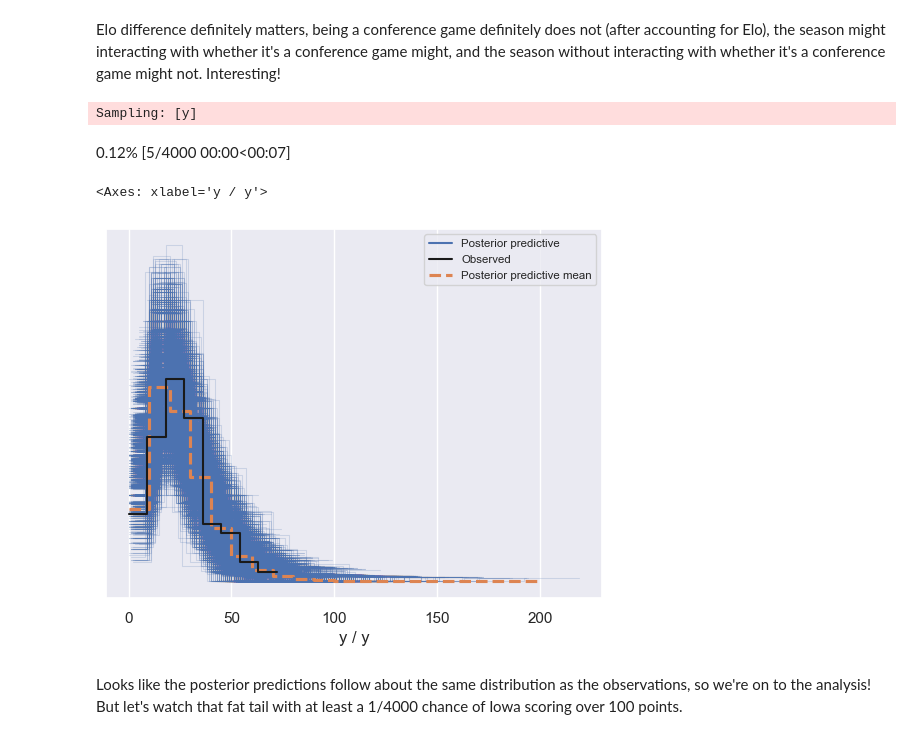
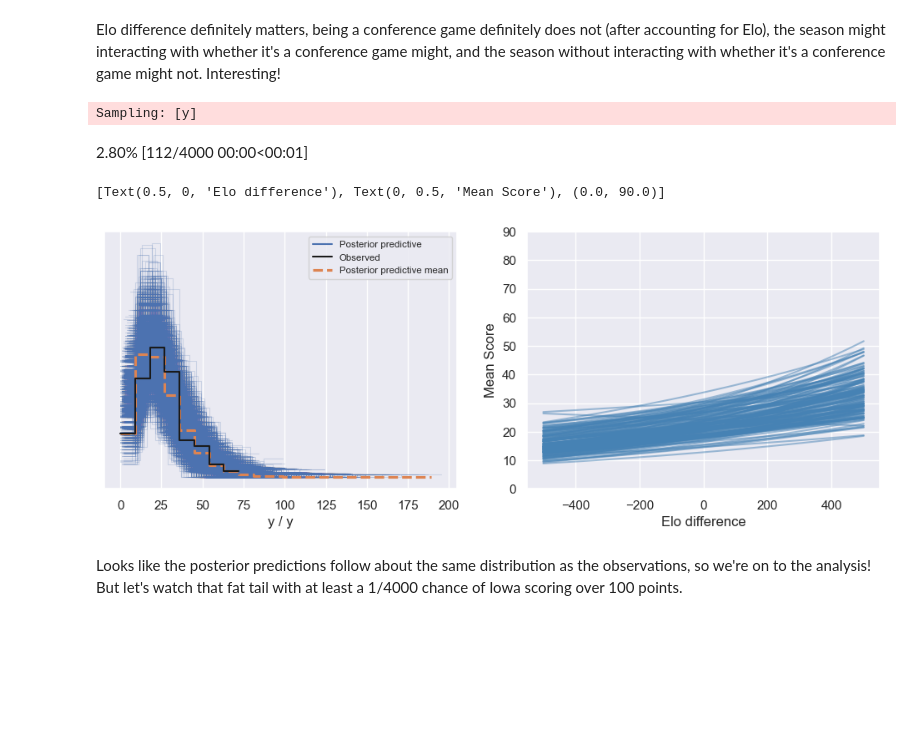
Before and after one commit to frank1010111/iowa-scoring, a Jupyter notebook: notebooks/analyze.ipynb, the cells around one changed output. Drawn from its saved outputs; the diff is of its cells as text; code cells hidden in the pictures; blank space fills up the shorter version.

Commit message:
:sparkles: update for week 8 game

```diff
--- a/notebooks/analyze.ipynb
+++ b/notebooks/analyze.ipynb
@@ -205,14 +205,32 @@ Sampling 4 chains for 1_000 tune and 1_000 draw iterations (4_000 + 4_000 draws
 # %% [markdown]
 Elo difference definitely matters, being a conference game definitely does not (after accounting for Elo), the season might interacting with whether it's a conference game might, and the season without interacting with whether it's a conference game might not. Interesting!
-# %%
-with model:
-    pm.sample_posterior_predictive(idata, extend_inferencedata=True, random_seed=rng)
-az.plot_ppc(idata)
-# %% [output]
-Sampling: [y]
-0.12% [5/4000 00:00<00:07]
-<Axes: xlabel='y / y'>
-[figure, removed]
+# %%
+with model:
+    pm.sample_posterior_predictive(idata, extend_inferencedata=True, random_seed=rng)
+
+fig, (ax1, ax2) = plt.subplots(1, 2, figsize=(12, 4))
+az.plot_ppc(idata, ax=ax1)
+
+
+posterior = idata.posterior
+x = xr.DataArray(np.linspace(-500, 500, 100), dims=["plot_dim"])
+y = np.exp(
+    posterior["Intercept"]
+    + posterior["elo_difference"] * x
+    + 0.75 * posterior["conference_game"]  # 9/12 games are in conference
+    + 0.75
+    * posterior["conference_game:Years_since_2017"]
+    * 6  # interaction between year (2023) and conference game
+)
+data = y.stack(sample=("chain", "draw")).to_pandas().T
+
+ax2.plot(x, data.sample(150).to_numpy().T, c="steelblue", alpha=0.5)
+ax2.set(xlabel="Elo difference", ylabel="Mean Score", ylim=(0, LIM_POINTS))
+# %% [output]
+Sampling: [y]
+2.80% [112/4000 00:00<00:01]
+[Text(0.5, 0, 'Elo difference'), Text(0, 0.5, 'Mean Score'), (0.0, 90.0)]
+[figure, added]
 # %% [markdown]
 Looks like the posterior predictions follow about the same distribution as the observations, so we're on to the analysis! But let's watch that fat tail with at least a 1/4000 chance of Iowa scoring over 100 points.
 # %% [markdown]
```
Also changed, not shown: parts of 13 cells of this notebook, 1 other file.
